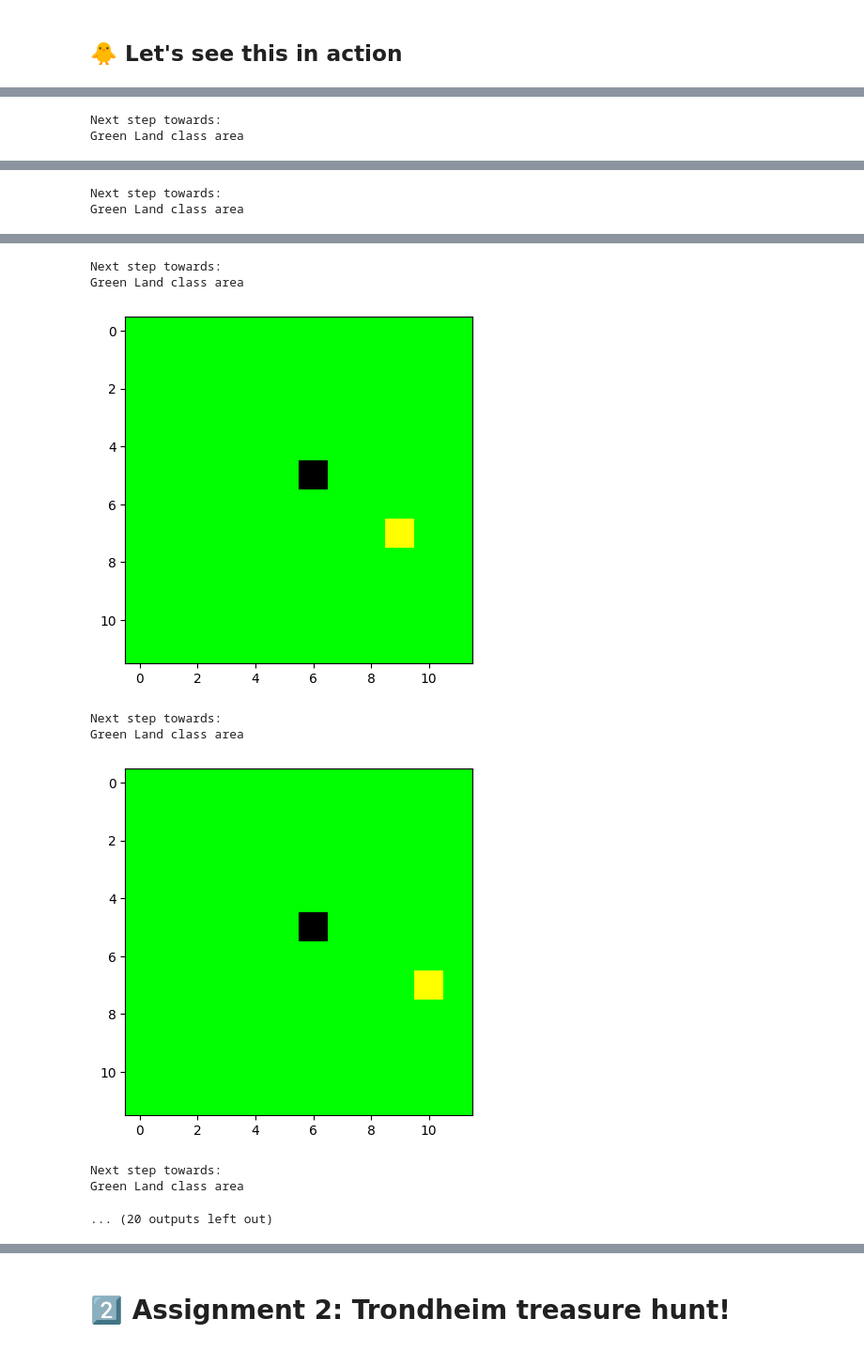
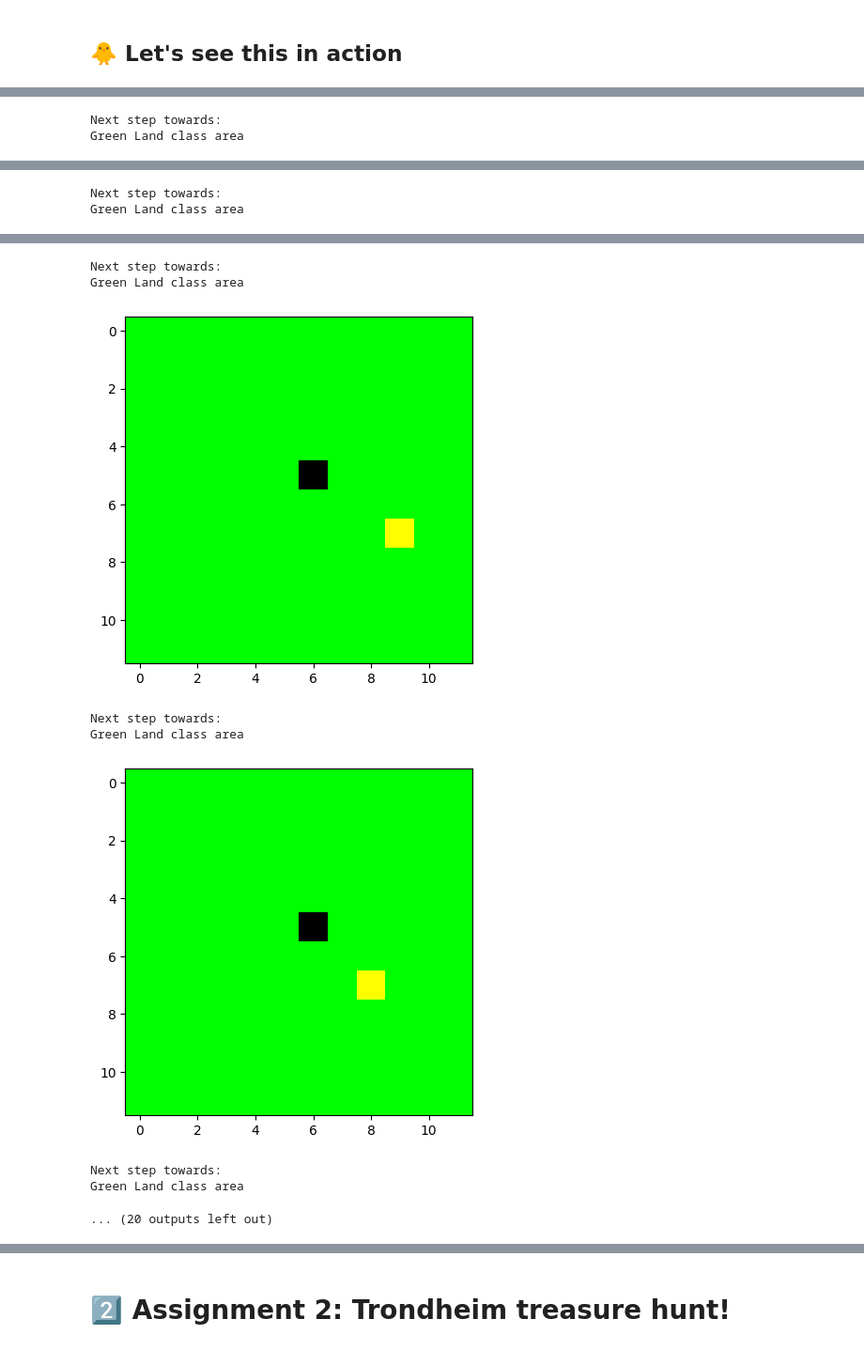
Before and after one commit to chrihb/ml-prosjekt-3, a Jupyter notebook: Project3_RL.ipynb, the cells around one changed output, grey strips where cells are left out. Shown: that part at 94% size. Drawn from its saved outputs; the diff is of its cells as text; code cells hidden in the pictures.

```diff
--- a/Project3_RL.ipynb
+++ b/Project3_RL.ipynb
@@ -648,25 +637,24 @@ TODO: write helper function to:
 
 
 # Explore Rate Decay Function, Converges to MIN_EXPLORE_RATE
-def update_explore_rate(episode, MIN_EXPLORE_RATE=0.01, DECAY_CONSTANT=0.001):
+def update_explore_rate(episode, MIN_EXPLORE_RATE=0.01, DECAY_CONSTANT=0.01):
     return MIN_EXPLORE_RATE + (1.0 - MIN_EXPLORE_RATE) * math.exp(-DECAY_CONSTANT * episode)
 
 
 # Learning Rate Decay Function, Converges to MIN_LEARNING_RATE
-def update_learning_rate(episode, MIN_LEARNING_RATE=0.01, DECAY_CONSTANT=0.001):
+def update_learning_rate(episode, MIN_LEARNING_RATE=0.01, DECAY_CONSTANT=0.01):
     return MIN_LEARNING_RATE + (1.0 - MIN_LEARNING_RATE) * math.exp(-DECAY_CONSTANT * episode)
 
 
-# returns an action based on current state, explore rate and Q table
 def update_action(env, state, explore_rate, Q):
 
-    available_actions = env.action_space.n
+    num_actions = env.action_space.n
 
     if random.uniform(0, 1) < explore_rate:
-        action = random.randint(0, available_actions - 1)
+        action = random.randint(0, num_actions - 1)
+    else:
+        action = int(np.argmax(Q[state]))
 
-    else:
-        action = np.argmax(Q[state])
     return action
 # %%
 # Visualizes how the first two functions decay over time. Explore rate and learning rate is identical
@@ -690,11 +678,11 @@ plt.show()
 # Task 3: Play with Hyperparameters
 
 # YOUR CODE GOES HERE: replace None with your values
-GAMMA_test = 0.9
-NUM_EPISODES_test = 100
+GAMMA_test = 0.95
+NUM_EPISODES_test = 250
 MIN_EXPLORE_RATE_test = 0.1
 MIN_LEARNING_RATE_test = 0.1
-STEP_SIZE_TEST = 50
+STEP_SIZE_TEST = 200
 # %% [markdown]
 ## 🐤 Now use Q learning to learn the Q table
 ### Task 4: Train the agent using Q-learning
@@ -727,9 +715,8 @@ $$
 
 def Qlearn(Q, env, GAMMA, MIN_EXPLORE_RATE, MIN_LEARNING_RATE, STEP_SIZE, NUM_EPISODES):
 
-    env.manual_mode = False # disable printouts while training
+    env.manual_mode = False
 
-    # Tip: iterate over number of episodes
 
     for episode in range (NUM_EPISODES):
         state = env.reset()
@@ -738,11 +725,14 @@ def Qlearn(Q, env, GAMMA, MIN_EXPLORE_RATE, MIN_LEARNING_RATE, STEP_SIZE, NUM_EP
         explore_rate = update_explore_rate(episode, MIN_EXPLORE_RATE=MIN_EXPLORE_RATE)
         learning_rate = update_learning_rate(episode, MIN_LEARNING_RATE=MIN_LEARNING_RATE)
 
+        state = env.get_1d_state()
+
         for step in range(STEP_SIZE):
 
             action = update_action(env, state, explore_rate, Q)
 
-            next_state, reward, done, _ = env.step(action)
+            _, reward, done, _ = env.step(action)
+            next_state = env.get_1d_state()
 
             best_next_action = np.argmax(Q[next_state])
             td_target = reward + GAMMA * Q[next_state, best_next_action]
@@ -752,8 +742,6 @@ def Qlearn(Q, env, GAMMA, MIN_EXPLORE_RATE, MIN_LEARNING_RATE, STEP_SIZE, NUM_EP
             total_reward += reward
             state = next_state
 
-            if done:
-                break
 
         print(f"Episode :{episode}  Total_reward: {total_reward}  Explore rate: {explore_rate}")
 
@@ -761,6 +749,6 @@ def Qlearn(Q, env, GAMMA, MIN_EXPLORE_RATE, MIN_LEARNING_RATE, STEP_SIZE, NUM_EP
 
     return Q
 # %%
-Qlearn(Q_test, tmp_env, GAMMA_test, MIN_EXPLORE_RATE_test, MIN_LEARNING_RATE_test, STEP_SIZE_TEST, NUM_EPISODES_test)
+Q_test = Qlearn(Q_test, tmp_env, GAMMA_test, MIN_EXPLORE_RATE_test, MIN_LEARNING_RATE_test, STEP_SIZE_TEST, NUM_EPISODES_test)
 # %% [output]
 Episode :0  Total_reward: 0  Explore rate: 1.0
@@ -807,7 +776,7 @@ array([[0.00000000e+00, 0.00000000e+00, 0.00000000e+00, 0.00000000e+00],
 
 tmp_env.manual_mode = True # enable messages
 STEP_SIZE_TEST_test = 16
-explore_rate = update_explore_rate(0, MIN_EXPLORE_RATE=MIN_EXPLORE_RATE_test)
+explore_rate = 0.0
 
 
 observation = tmp_env.reset()
@@ -815,34 +784,34 @@ state_0 = tmp_env.get_1d_state()
 total_reward = 0
 
 for _ in range(STEP_SIZE_TEST_test):
     tmp_env.render()
     action = update_action(tmp_env, state_0, explore_rate, Q=Q_test)
     obv, reward, done, info = tmp_env.step(action)
     state_1 = tmp_env.get_1d_state()
 
     # No need to update the Q here
     state_0 = state_1
 
     total_reward += reward
 
 print(f"Total_reward: ", total_reward)
 # %% [output]
 [figure]
 Next step towards:
 Green Land class area
 [figure]
 Next step towards:
 Green Land class area
 [figure]
 Next step towards:
 Green Land class area
 [figure]
 Next step towards:
 Green Land class area
 [figure]
 Next step towards:
 Green Land class area
-[figure, old version]
+[figure, new version]
 Next step towards:
 Green Land class area
 ... (20 outputs left out)
```
Also changed, not shown: parts of 20 cells of this notebook, 1 other file.
